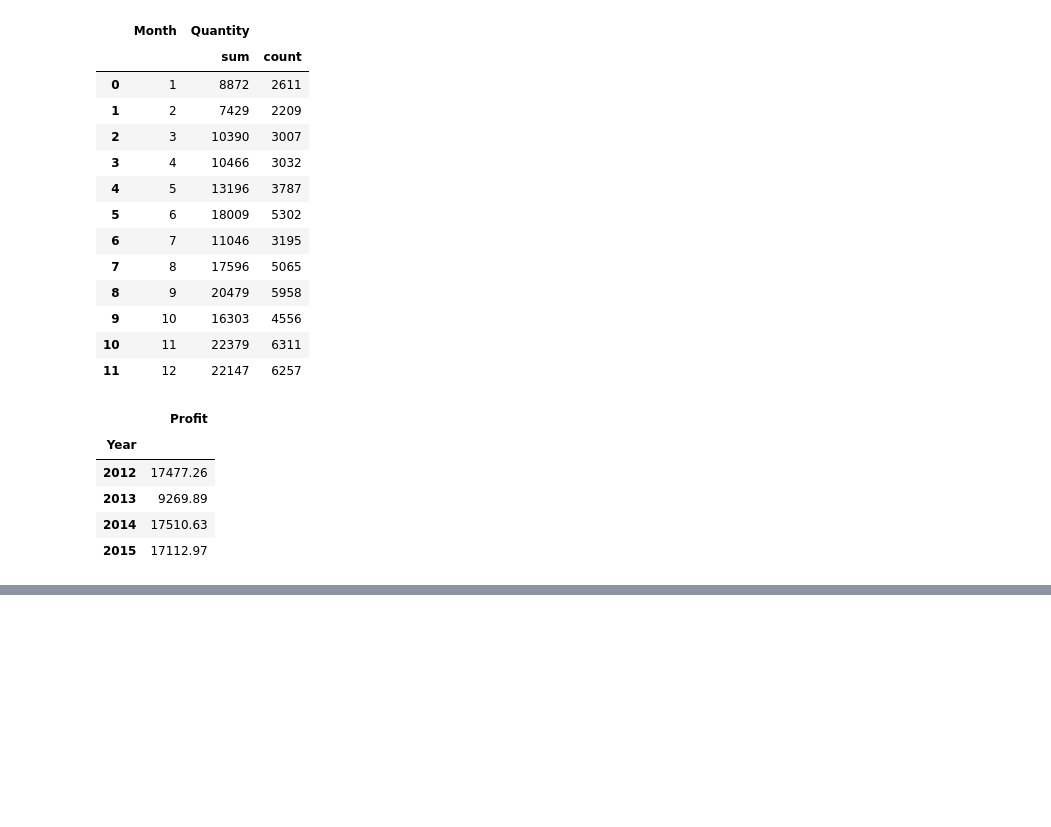
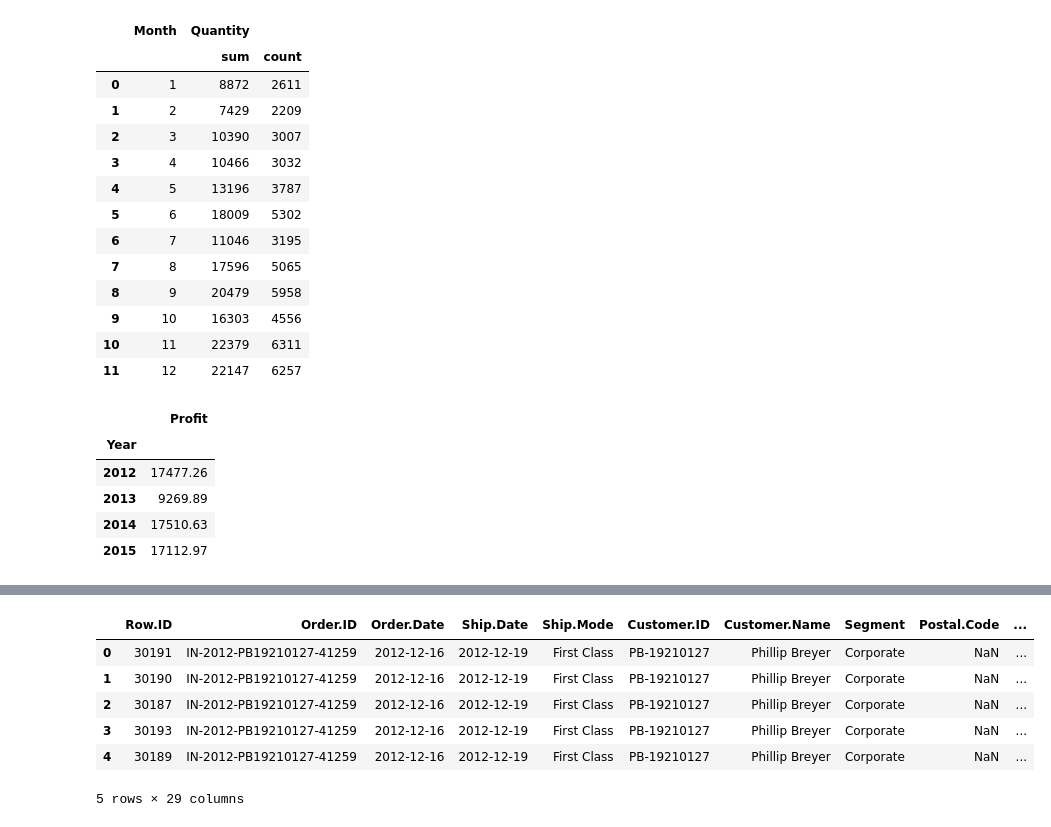
Before and after one commit to brucechyi/teamlab, a Jupyter notebook: Machine_Learning_Lab/data/bruce_lab.ipynb, the cells around one changed output, grey strips where cells are left out. Drawn from its saved outputs; the diff is of its cells as text; code cells hidden in the pictures; blank space fills up the shorter version.

```diff
--- a/Machine_Learning_Lab/data/bruce_lab.ipynb
+++ b/Machine_Learning_Lab/data/bruce_lab.ipynb
@@ -53,0 +73,10 @@ returns[['Year','Profit']].groupby('Year').sum()
+# %%
+returns.head()
+# %% [output]
+|  | Row.ID | Order.ID | Order.Date | Ship.Date | Ship.Mode | Customer.ID | Customer.Name | Segment | Postal.Code | ... |
+| 0 | 30191 | IN-2012-PB19210127-41259 | 2012-12-16 | 2012-12-19 | First Class | PB-19210127 | Phillip Breyer | Corporate | NaN | ... |
+| 1 | 30190 | IN-2012-PB19210127-41259 | 2012-12-16 | 2012-12-19 | First Class | PB-19210127 | Phillip Breyer | Corporate | NaN | ... |
+| 2 | 30187 | IN-2012-PB19210127-41259 | 2012-12-16 | 2012-12-19 | First Class | PB-19210127 | Phillip Breyer | Corporate | NaN | ... |
+| 3 | 30193 | IN-2012-PB19210127-41259 | 2012-12-16 | 2012-12-19 | First Class | PB-19210127 | Phillip Breyer | Corporate | NaN | ... |
+| 4 | 30189 | IN-2012-PB19210127-41259 | 2012-12-16 | 2012-12-19 | First Class | PB-19210127 | Phillip Breyer | Corporate | NaN | ... |
+5 rows × 29 columns
```
Also changed, not shown: parts of 12 cells of this notebook.
